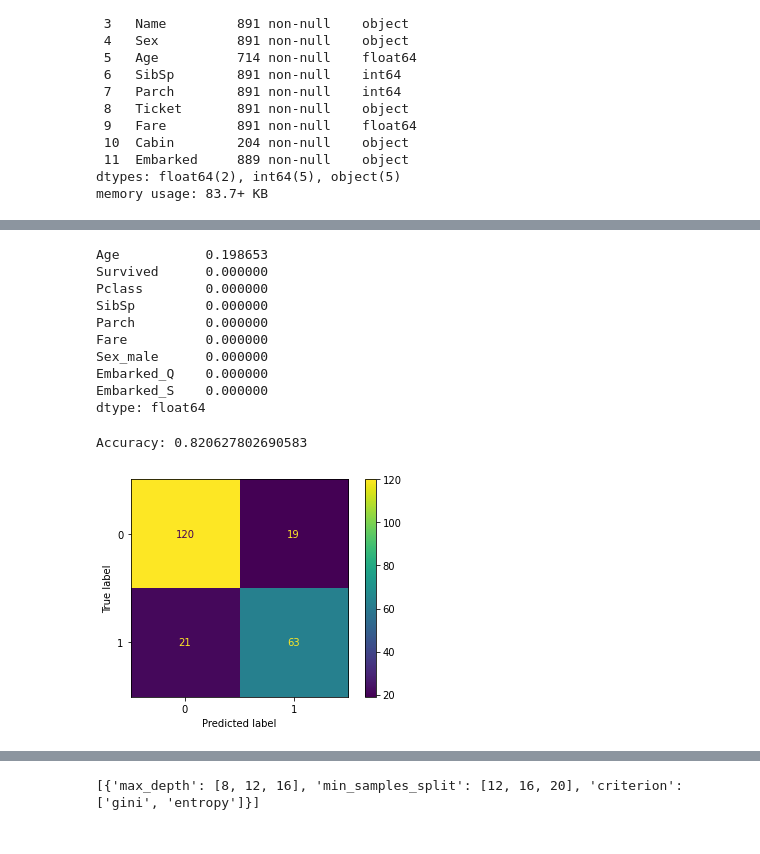
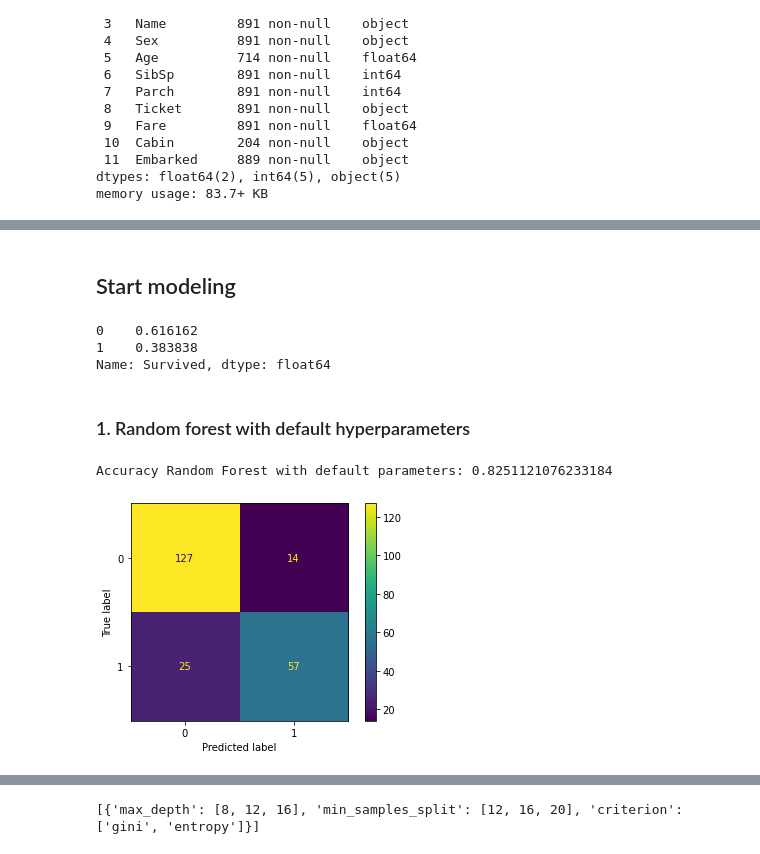
Before and after one commit to marfurt1/Random-Forest-Project_ana, a Jupyter notebook: src/explore.ipynb, the cells around one changed output, grey strips where cells are left out. Saved outputs shown, nothing was run; the diff lists cells and outputs as text; code cells hidden in the pictures.

```diff
--- a/src/explore.ipynb
+++ b/src/explore.ipynb
@@ -65 +135,11 @@ df.head()
+# %%
+# Change type of variables
+
+df[['Sex','Embarked']]=df[['Sex','Embarked']].astype('category')
+# %%
+# Encoding
+
+df['Sex']=df['Sex'].cat.codes
+
+df['Embarked']=df['Embarked'].cat.codes
 # %%
@@ -92,21 +154,5 @@ dtype: int64
-# %%
-# percentage of missing values in each column
-
-df[num_vars].isnull().sum().sort_values(ascending=False)/len(df)
-# %% [output]
-Age           0.198653
-Survived      0.000000
-Pclass        0.000000
-SibSp         0.000000
-Parch         0.000000
-Fare          0.000000
-Sex_male      0.000000
-Embarked_Q    0.000000
-Embarked_S    0.000000
-dtype: float64
-# %%
-## Fill missing AGE with Median
-df['Age'] = df['Age'].fillna(df['Age'].median())
+# %% [markdown]
+## Start modeling
 # %%
 # Train, test datasets
 
@@ -118,21 +164,30 @@ X_train, X_test, y_train, y_test = train_test_split(X, y, random_state=123)
+# %%
+y.value_counts(normalize=True)
+# %% [output]
+0    0.616162
+1    0.383838
+Name: Survived, dtype: float64
+# %% [markdown]
+### 1. Random forest with default hyperparameters
 # %%
-model1 = RandomForestClassifier()
-model1.fit(X_train, y_train)
+rfc1 = RandomForestClassifier(random_state=1107)
 
-y_pred = model1.predict(X_test)
+rfc1.fit(X_train, y_train)
+
+y_pred = rfc1.predict(X_test)
 # %%
-print('Accuracy:',model1.score(X_test, y_test))
+print('Accuracy Random Forest with default parameters:',rfc1.score(X_test, y_test))
 # %% [output]
-Accuracy: 0.820627802690583
+Accuracy Random Forest with default parameters: 0.8251121076233184
 # %%
-cm = confusion_matrix(y_test, y_pred, labels=model1.classes_)
+cm = confusion_matrix(y_test, y_pred, labels=rfc1.classes_)
 disp = ConfusionMatrixDisplay(confusion_matrix=cm,
-display_labels=model1.classes_)
+display_labels=rfc1.classes_)
 disp.plot()
 
 plt.show()
 # %% [output]
-[figure, old version]
+[figure, new version]
 # %%
 print(classification_report(y_test,y_pred))
 
```
Also changed, not shown: parts of 47 cells of this notebook, 4 other files.
